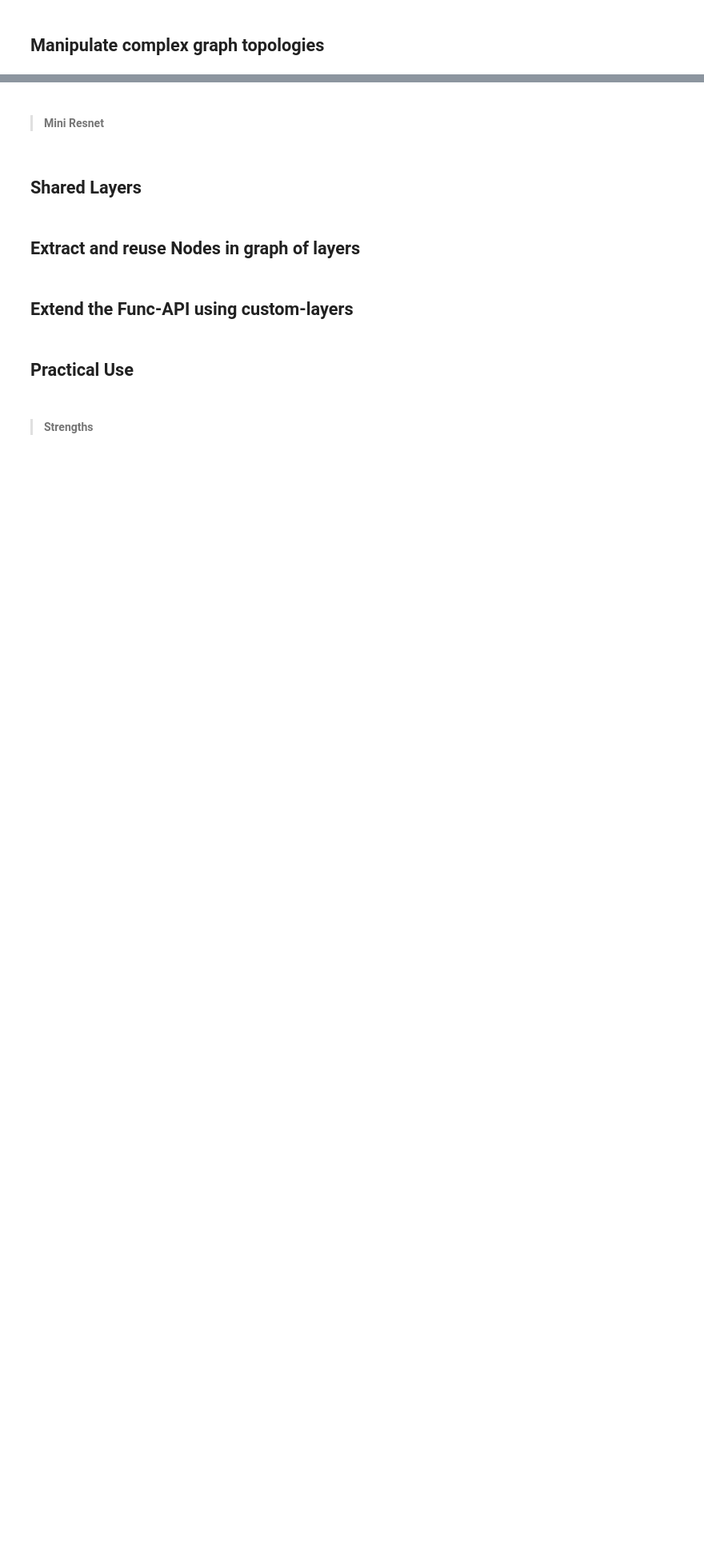
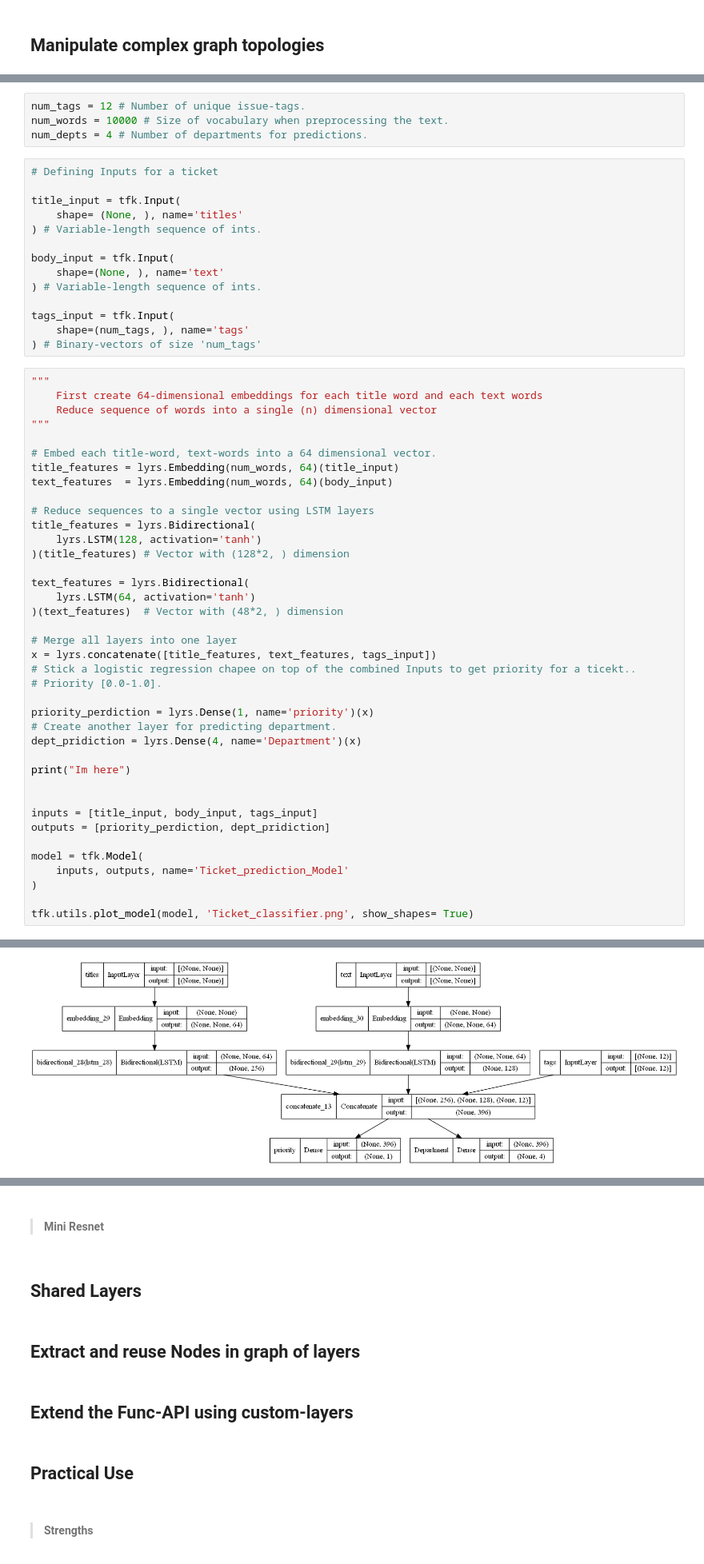
Before and after one commit to MQasim1218/Tensorflow-Guide-practice, a Jupyter notebook: K2_FunctionalModel.ipynb, the cells around one changed output, grey strips where cells are left out. Shown at 80% size. Cells and saved outputs as stored; diff of their text form; blank space fills up the shorter version.

Commit message:
Stuck with inps  shapes problem

```diff
--- a/K2_FunctionalModel.ipynb
+++ b/K2_FunctionalModel.ipynb
@@ -373,0 +365,58 @@ _________________________________________________________________
+# %%
+num_tags = 12 # Number of unique issue-tags.
+num_words = 10000 # Size of vocabulary when preprocessing the text.
+num_depts = 4 # Number of departments for predictions.
+# %%
+# Defining Inputs for a ticket
+
+title_input = tfk.Input(
+    shape= (None, ), name='titles'
+) # Variable-length sequence of ints.
+
+body_input = tfk.Input(
+    shape=(None, ), name='text'
+) # Variable-length sequence of ints.
+
+tags_input = tfk.Input(
+    shape=(num_tags, ), name='tags'
+) # Binary-vectors of size 'num_tags'
+# %%
+"""
+    First create 64-dimensional embeddings for each title word and each text words
+    Reduce sequence of words into a single (n) dimensional vector
+"""
+
+# Embed each title-word, text-words into a 64 dimensional vector.
+title_features = lyrs.Embedding(num_words, 64)(title_input)
+text_features  = lyrs.Embedding(num_words, 64)(body_input)
+
+# Reduce sequences to a single vector using LSTM layers
+title_features = lyrs.Bidirectional(
+    lyrs.LSTM(128, activation='tanh')
+)(title_features) # Vector with (128*2, ) dimension
+
+text_features = lyrs.Bidirectional(
+    lyrs.LSTM(64, activation='tanh')
+)(text_features)  # Vector with (48*2, ) dimension
+
+# Merge all layers into one layer
+x = lyrs.concatenate([title_features, text_features, tags_input])
+# Stick a logistic regression chapee on top of the combined Inputs to get priority for a ticekt..
+# Priority [0.0-1.0].
+
+priority_perdiction = lyrs.Dense(1, name='priority')(x)
+# Create another layer for predicting department.
+dept_pridiction = lyrs.Dense(4, name='Department')(x)
+
+print("Im here")
+
+
+inputs = [title_input, body_input, tags_input]
+outputs = [priority_perdiction, dept_pridiction]
+
+model = tfk.Model(
+    inputs, outputs, name='Ticket_prediction_Model'
+)
+
+tfk.utils.plot_model(model, 'Ticket_classifier.png', show_shapes= True)
+# %% [output]
@@ -373,0 +424 @@ _________________________________________________________________
+[figure, added]
```
Also changed, not shown: parts of 7 cells of this notebook, 1 other file.
